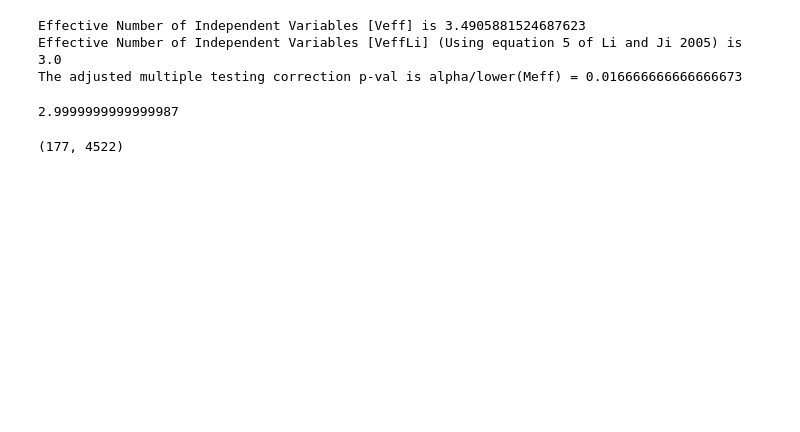
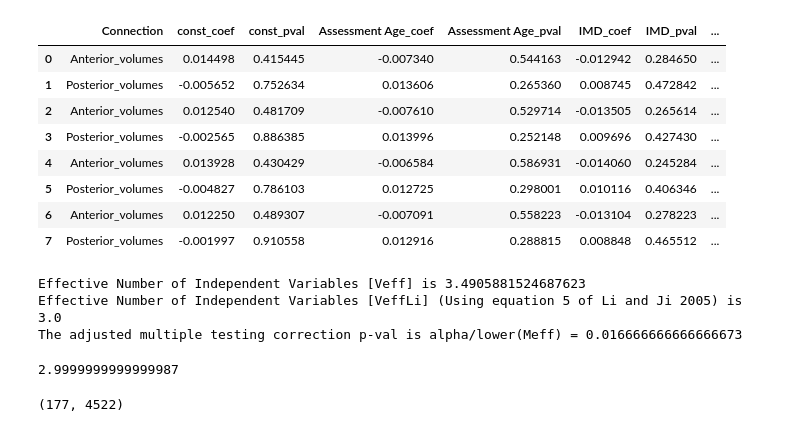
Before and after one commit to lehai-ml/dHCP_genetics, a Jupyter notebook: notebook_results/asd/7_ASD_outcome_dHCP.ipynb, the cells around one changed output. Drawn from its saved outputs; the diff is of its cells as text; code cells hidden in the pictures; blank space fills up the shorter version.

```diff
--- a/notebook_results/asd/7_ASD_outcome_dHCP.ipynb
+++ b/notebook_results/asd/7_ASD_outcome_dHCP.ipynb
@@ -56,3 +104,20 @@ df = mixed_volumetric_dataset_term.copy()
+# %%
+
+standardized_ROIs_coord = ROIs_coord_Imperial.copy()
+standardized_ROIs_coord[['X','Y','Z']] = StandardScaler().fit_transform(ROIs_coord_Imperial[['X','Y','Z']])
+# %%
+posterior_labels = standardized_ROIs_coord.loc[standardized_ROIs_coord['Y']<0,'Label'].to_list()
+anterior_labels = standardized_ROIs_coord.loc[standardized_ROIs_coord['Y']>=0,'Label'].to_list()
+# %%
+df['Anterior_volumes'] = df[[
+    f'Imperial {int(i)}' for i in anterior_labels
+    if f'Imperial {int(i)}' in cor_labels
+]].sum(axis=1)
+df['Posterior_volumes'] = df[[
+    f'Imperial {int(i)}' for i in posterior_labels
+    if f'Imperial {int(i)}' in cor_labels
+]].sum(axis=1)
+df['total_WM_GM_volumes'] = df[cor_labels].sum(axis=1)
 # %%
 cols = [i for i in df.columns if 'score' in i.lower()]
 df = data_exploration.MassUnivariate.remove_outliers(df,
@@ -66,6 +131,29 @@ cols = [i for i in df.columns if 'score' in i.lower()]
 pca, prs_cognitive_score, loadings = data_preprocessing_high_dimension.FeatureReduction.perform_PCA(df = df,
                                                               dependentVar_cols=cols,
                                                                                      n_components=.8,scaling=True)
+# %%
+# thresholds = [i for i in df.columns if 'PRS' in i]
+# ancestry = ['mixed_Anc_PC' + str(i) for i in range(1, 31)]
+ancestry = ['euro_Anc_PC' + str(i) for i in range(1, 4)]
+
+european_volumetric_term_mass_univariate = data_exploration.MassUnivariate.calculate_mass_univariate_across_multiple_thresholds(
+    df,
+    thresholds=cols,
+    cat_independentVar_cols=['Gender'],
+    cont_independentVar_cols=['Assessment Age','IMD','GA_vol','PMA_vol','Total_Brain_Volume_Imperial'],
+    dependentVar_cols=['Anterior_volumes','Posterior_volumes'],scaling='both')
+# %%
+european_volumetric_term_mass_univariate
+# %% [output]
+|  | Connection | const_coef | const_pval | Assessment Age_coef | Assessment Age_pval | IMD_coef | IMD_pval | ... |
+| 0 | Anterior_volumes | 0.014498 | 0.415445 | -0.007340 | 0.544163 | -0.012942 | 0.284650 | ... |
+| 1 | Posterior_volumes | -0.005652 | 0.752634 | 0.013606 | 0.265360 | 0.008745 | 0.472842 | ... |
+| 2 | Anterior_volumes | 0.012540 | 0.481709 | -0.007610 | 0.529714 | -0.013505 | 0.265614 | ... |
+| 3 | Posterior_volumes | -0.002565 | 0.886385 | 0.013996 | 0.252148 | 0.009696 | 0.427430 | ... |
+| 4 | Anterior_volumes | 0.013928 | 0.430429 | -0.006584 | 0.586931 | -0.014060 | 0.245284 | ... |
+| 5 | Posterior_volumes | -0.004827 | 0.786103 | 0.012725 | 0.298001 | 0.010116 | 0.406346 | ... |
+| 6 | Anterior_volumes | 0.012250 | 0.489307 | -0.007091 | 0.558223 | -0.013104 | 0.278223 | ... |
+| 7 | Posterior_volumes | -0.001997 | 0.910558 | 0.012916 | 0.288815 | 0.008848 | 0.465512 | ... |
 # %%
 # dependentVar_cols=[i for i in combined.columns if bool(re.search('Imperial \d',i))]
 # dependentVar_cols = data_preprocessing.Volumes.extract_GM_Imperial(dependentVar_cols)
```
Also changed, not shown: parts of 5 cells of this notebook.
